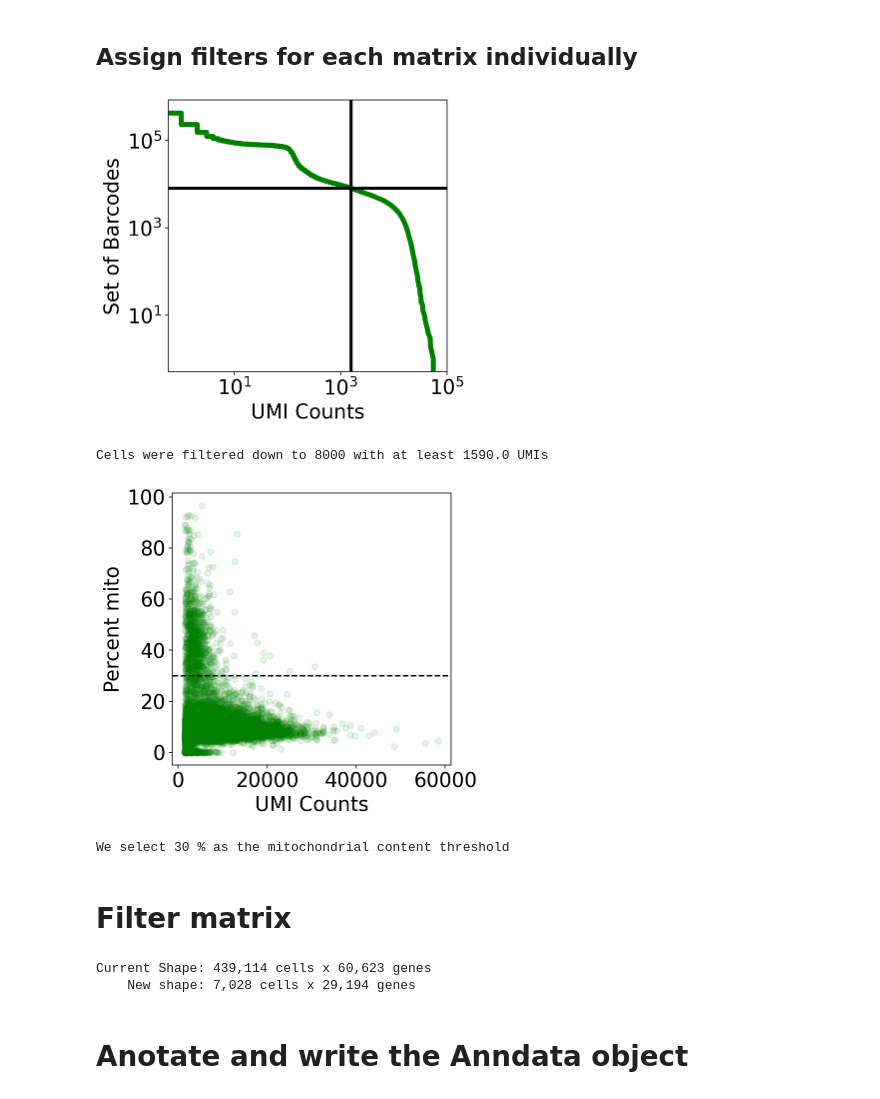
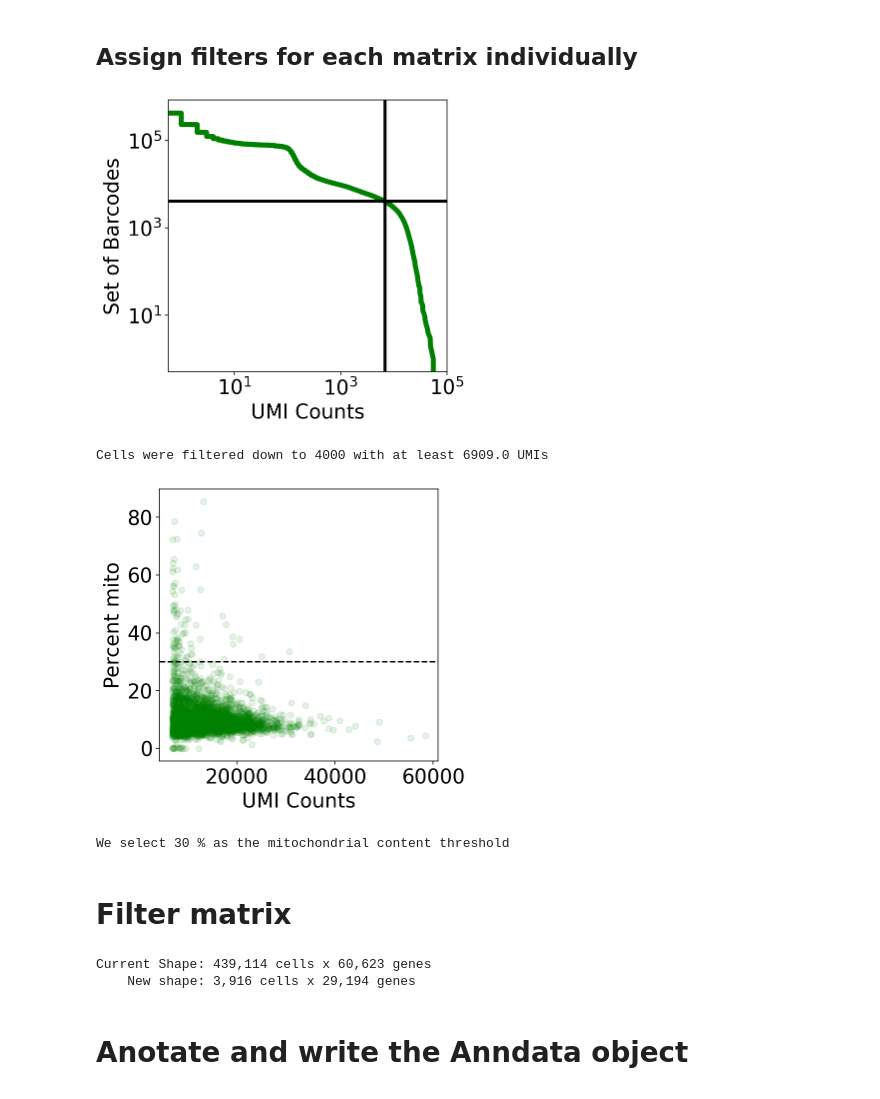
Before and after one commit to agalvezm/ACE2_scRNAseq, a Jupyter notebook: notebooks_countmatrices/GSE135893_GSM4037306.ipynb, the cells around one changed output. Drawn from its saved outputs; the diff is of its cells as text; code cells hidden in the pictures.

```diff
--- a/notebooks_countmatrices/GSE135893_GSM4037306.ipynb
+++ b/notebooks_countmatrices/GSE135893_GSM4037306.ipynb
@@ -13,7 +13,7 @@ samp_id = ["GSM4037306"]
 bam = False
 
 # If fastq links available but are not ffq links
-fastq_ffqlinks = True
+fastq_ffqlinks = False
 
 
 if bam:
@@ -336,7 +351,7 @@ gene_threshold = 3
 mito_criteria = 30
 # %%
 
-expected_num_cells = 8000#@param {type:"integer"}
+expected_num_cells = 4000#@param {type:"integer"}
 knee = np.sort(nd(results[sample_id[samp_n]].X.sum(axis=1)))[::-1]
 
 fig, ax = plt.subplots(figsize=(5, 5))
@@ -356,36 +371,36 @@ plt.show()
 
 cell_threshold = knee[expected_num_cells]
 
 results["cell_threshold" + sample_id[samp_n]] = knee[expected_num_cells]
 
 print ("Cells were filtered down to " + str(expected_num_cells) + " with at least " + str(cell_threshold) + " UMIs")
 
 
 mito_criteria = 30#@param {type:"integer"}
 results["mito_criteria" + sample_id[samp_n]] = mito_criteria
 
 fig, ax = plt.subplots(figsize=(5,5))
 
 
 x = nd(results[sample_id[samp_n]].obs["cell_counts"][results[sample_id[samp_n]].obs["cell_counts"] > cell_threshold])
 y = nd(results[sample_id[samp_n]].obs["percent_mito"][results[sample_id[samp_n]].obs["cell_counts"] > cell_threshold])
 
 ax.scatter(x, y, color="green", alpha=0.1)
 
 ax.axhline(y=mito_criteria, linestyle="--", color="k")
 
 
 ax.set_xlabel("UMI Counts")
 ax.set_ylabel("Percent mito")
 
 
 plt.show()
 
 print("We select " + str(mito_criteria) + " % as the mitochondrial content threshold")
 # %% [output]
-[figure, old version]
+[figure, new version]
-Cells were filtered down to 8000 with at least 1590.0 UMIs
+Cells were filtered down to 4000 with at least 6909.0 UMIs
-[figure, old version]
+[figure, new version]
 We select 30 % as the mitochondrial content threshold
 # %% [markdown]
 # Filter matrix
@@ -403,7 +418,7 @@ for i in range(no_samples):
   results["data_" + sample_id[i]] = results[sample_id[i]][cell_mask, gene_mask]
 # %% [output]
 Current Shape: 439,114 cells x 60,623 genes
-    New shape: 7,028 cells x 29,194 genes
+    New shape: 3,916 cells x 29,194 genes
 # %% [markdown]
 # Anotate and write the Anndata object
 # %%
```
Also changed, not shown: parts of 6 cells of this notebook.
